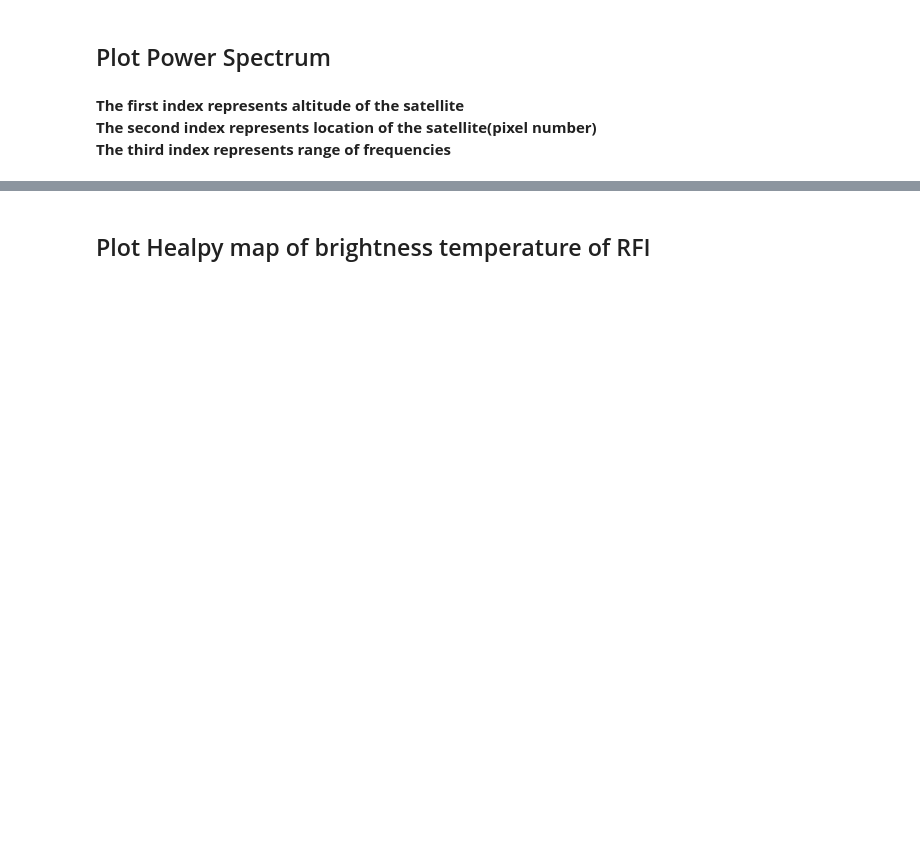
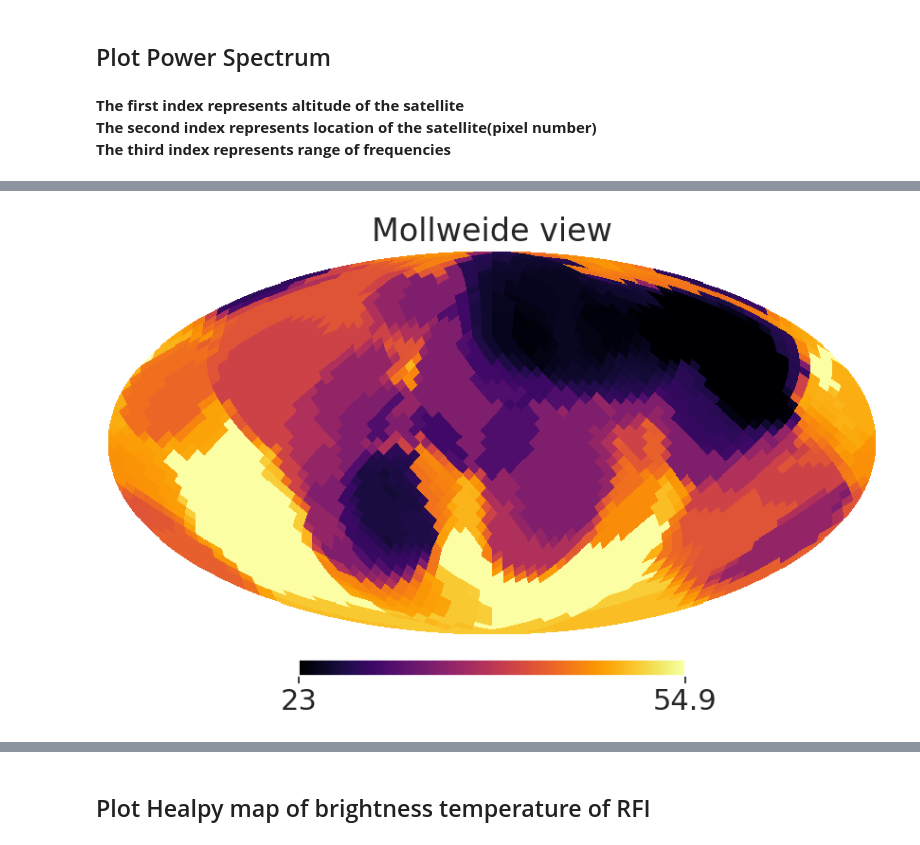
Before and after one commit to Bharatcs/rfi, a Jupyter notebook: Project/Clean version - Copy.ipynb, the cells around one changed output, grey strips where cells are left out. Cells and saved outputs as stored; diff of their text form; code cells hidden in the pictures; blank space fills up the shorter version.

```diff
--- a/Project/Clean version - Copy.ipynb
+++ b/Project/Clean version - Copy.ipynb
@@ -373,3 +409,14 @@ FOM
+# %%
+FOM_map=np.zeros(hp.nside2npix(nside))
+for i in range(len(FOM_map)):
+	num_of_rfi_chan=len(freq_range[power_output[0,i,:]!=0])
+	rfi_band=0.244*num_of_rfi_chan
+	usable_band=tot_band-rfi_band
+	FOM_map[i]+=usable_band
+# %%
+hp.mollview(FOM_map,flip='geo',cmap='inferno',norm='hist',min=23)
+# %% [output]
+[figure, added]
 # %%
 sns.set_style("darkgrid")
 sns.set(rc={"xtick.bottom": True, "ytick.left": True,
```
Also changed, not shown: parts of 20 cells of this notebook, 1 other file.
